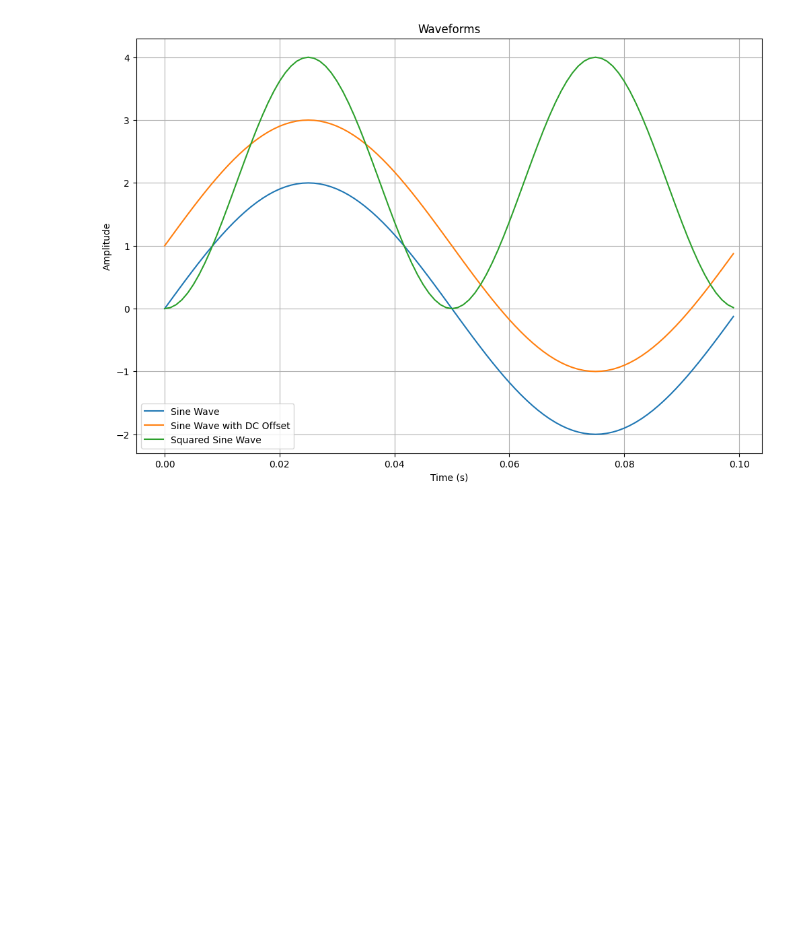
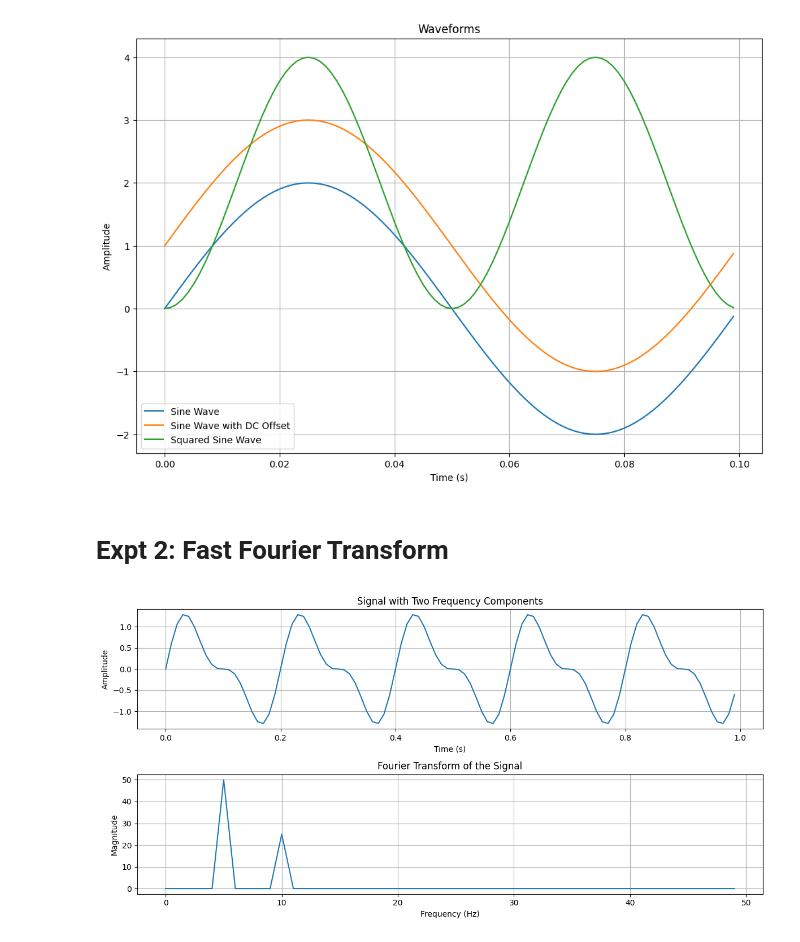
Before and after one commit to vjkr/AIKT_EE_Libraries, a Jupyter notebook: NumPyExpts.ipynb, the cells around one changed output. Saved outputs shown, nothing was run; the diff lists cells and outputs as text; code cells hidden in the pictures; blank space fills up the shorter version.

```diff
--- a/NumPyExpts.ipynb
+++ b/NumPyExpts.ipynb
@@ -164,3 +164,49 @@ plt.grid(True)
 plt.show()
 # %% [output]
 [figure]
+# %% [markdown]
+# Expt 2: Fast Fourier Transform
+# %%
+# @title
+import numpy as np
+import matplotlib.pyplot as plt
+
+# Parameters
+duration = 1  # Duration of the signal (in seconds)
+sampling_rate = 100  # Sampling rate (in samples per second)
+frequency1 = 5  # Frequency of the first component (in Hz)
+frequency2 = 10  # Frequency of the second component (in Hz)
+amplitude1 = 1  # Amplitude of the first component
+amplitude2 = 0.5  # Amplitude of the second component
+
+# Generate time vector
+t = np.linspace(0, duration, int(duration * sampling_rate), endpoint=False)
+
+# Generate signal with two frequency components
+signal = amplitude1 * np.sin(2 * np.pi * frequency1 * t) + amplitude2 * np.sin(2 * np.pi * frequency2 * t)
+
+# Perform Fourier Transform
+fft_result = np.fft.fft(signal)
+frequencies = np.fft.fftfreq(len(signal), 1 / sampling_rate)
+
+# Plot the signal
+plt.figure(figsize=(12, 6))
+plt.subplot(2, 1, 1)
+plt.plot(t, signal)
+plt.title('Signal with Two Frequency Components')
+plt.xlabel('Time (s)')
+plt.ylabel('Amplitude')
+plt.grid(True)
+
+# Plot the Fourier Transform
+plt.subplot(2, 1, 2)
+plt.plot(frequencies[:len(frequencies)//2], np.abs(fft_result)[:len(frequencies)//2])
+plt.title('Fourier Transform of the Signal')
+plt.xlabel('Frequency (Hz)')
+plt.ylabel('Magnitude')
+plt.grid(True)
+
+plt.tight_layout()
+plt.show()
+# %% [output]
+[figure, added]
```
Also changed, not shown: parts of 1 cell of this notebook.
